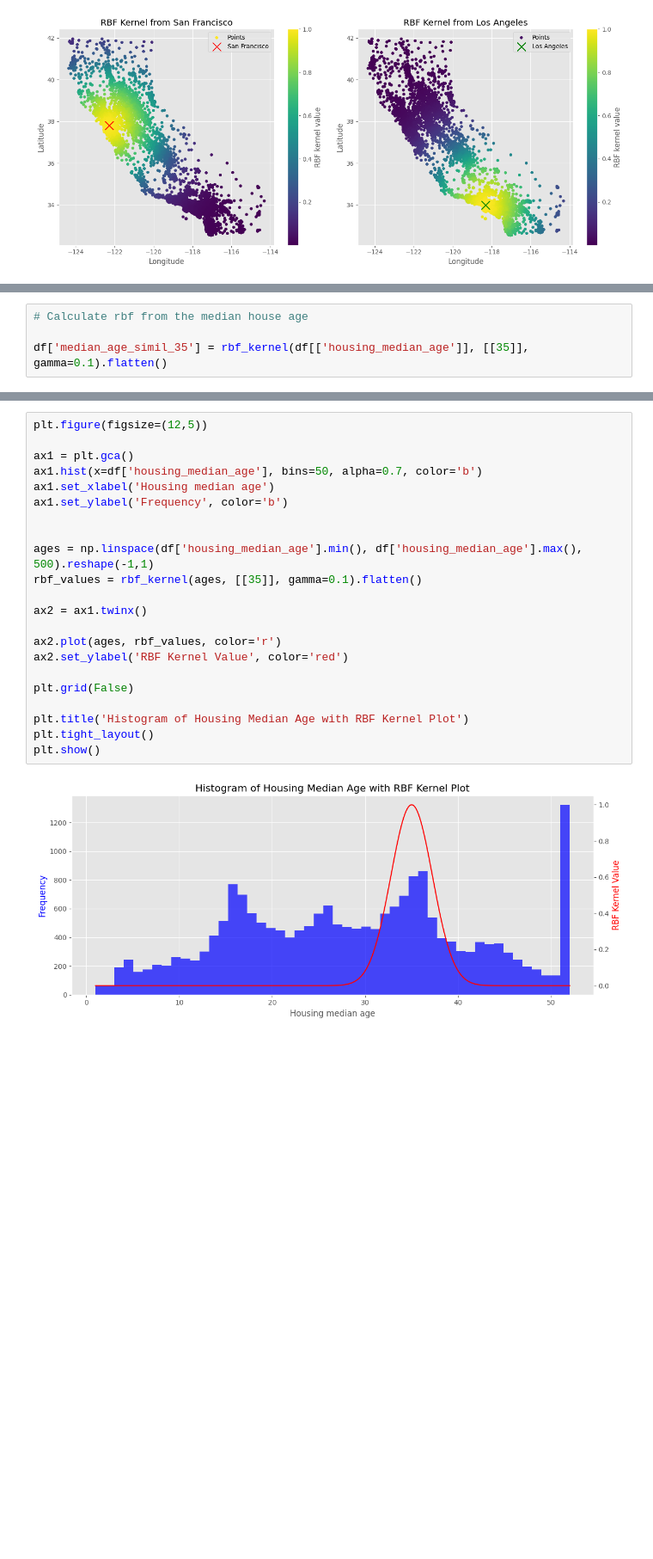
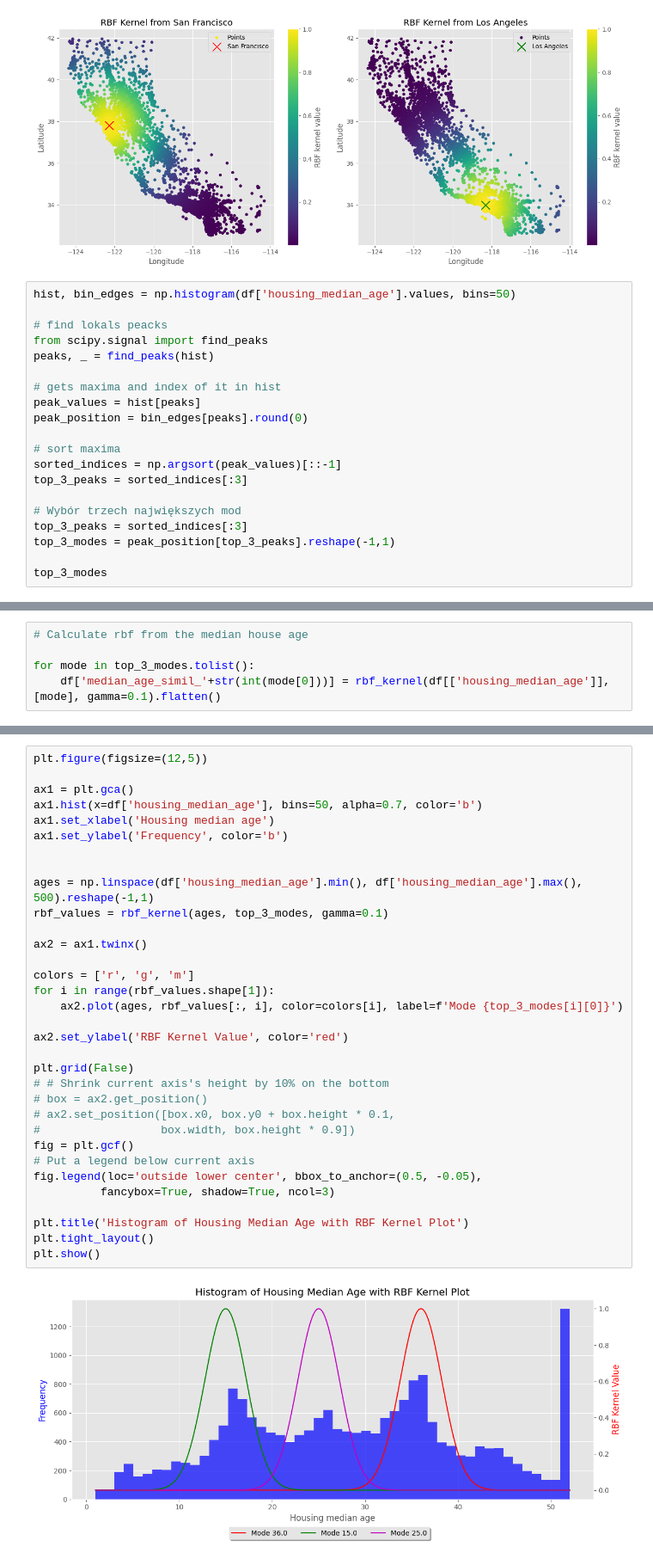
Before and after one commit to Moraw1993/Programowanie-SI, a Jupyter notebook: 5. Sklearn/Classification/HousePrediction.ipynb, the cells around one changed output, grey strips where cells are left out. Shown at 86% size. Saved outputs shown, nothing was run; the diff lists cells and outputs as text; blank space fills up the shorter version.

```diff
--- a/5. Sklearn/Classification/HousePrediction.ipynb
+++ b/5. Sklearn/Classification/HousePrediction.ipynb
@@ -510,3 +515,23 @@ plt.tight_layout()
 plt.show()
 # %% [output]
 [figure]
+# %%
+hist, bin_edges = np.histogram(df['housing_median_age'].values, bins=50)
+
+# find lokals peacks
+from scipy.signal import find_peaks
+peaks, _ = find_peaks(hist)
+
+# gets maxima and index of it in hist
+peak_values = hist[peaks]
+peak_position = bin_edges[peaks].round(0)
+
+# sort maxima
+sorted_indices = np.argsort(peak_values)[::-1]
+top_3_peaks = sorted_indices[:3]
+
+# Wybór trzech największych mod
+top_3_peaks = sorted_indices[:3]
+top_3_modes = peak_position[top_3_peaks].reshape(-1,1)
+
+top_3_modes
@@ -513,4 +542,5 @@ plt.show()
 # %%
 # Calculate rbf from the median house age
 
-df['median_age_simil_35'] = rbf_kernel(df[['housing_median_age']], [[35]], gamma=0.1).flatten()
+for mode in top_3_modes.tolist():
+    df['median_age_simil_'+str(int(mode[0]))] = rbf_kernel(df[['housing_median_age']], [mode], gamma=0.1).flatten()
@@ -517,24 +551,35 @@ df['median_age_simil_35'] = rbf_kernel(df[['housing_median_age']], [[35]], gamma
 # %%
 plt.figure(figsize=(12,5))
 
 ax1 = plt.gca()
 ax1.hist(x=df['housing_median_age'], bins=50, alpha=0.7, color='b')
 ax1.set_xlabel('Housing median age')
 ax1.set_ylabel('Frequency', color='b')
 
 
 ages = np.linspace(df['housing_median_age'].min(), df['housing_median_age'].max(), 500).reshape(-1,1)
-rbf_values = rbf_kernel(ages, [[35]], gamma=0.1).flatten()
+rbf_values = rbf_kernel(ages, top_3_modes, gamma=0.1)
 
 ax2 = ax1.twinx()
 
-ax2.plot(ages, rbf_values, color='r')
+colors = ['r', 'g', 'm']
+for i in range(rbf_values.shape[1]):
+    ax2.plot(ages, rbf_values[:, i], color=colors[i], label=f'Mode {top_3_modes[i][0]}')
+
 ax2.set_ylabel('RBF Kernel Value', color='red')
 
 plt.grid(False)
+# # Shrink current axis's height by 10% on the bottom
+# box = ax2.get_position()
+# ax2.set_position([box.x0, box.y0 + box.height * 0.1,
+#                  box.width, box.height * 0.9])
+fig = plt.gcf()
+# Put a legend below current axis
+fig.legend(loc='outside lower center', bbox_to_anchor=(0.5, -0.05),
+          fancybox=True, shadow=True, ncol=3)
 
 plt.title('Histogram of Housing Median Age with RBF Kernel Plot')
 plt.tight_layout()
 plt.show()
 # %% [output]
-[figure, old version]
+[figure, new version]
```
Also changed, not shown: parts of 5 cells of this notebook.
